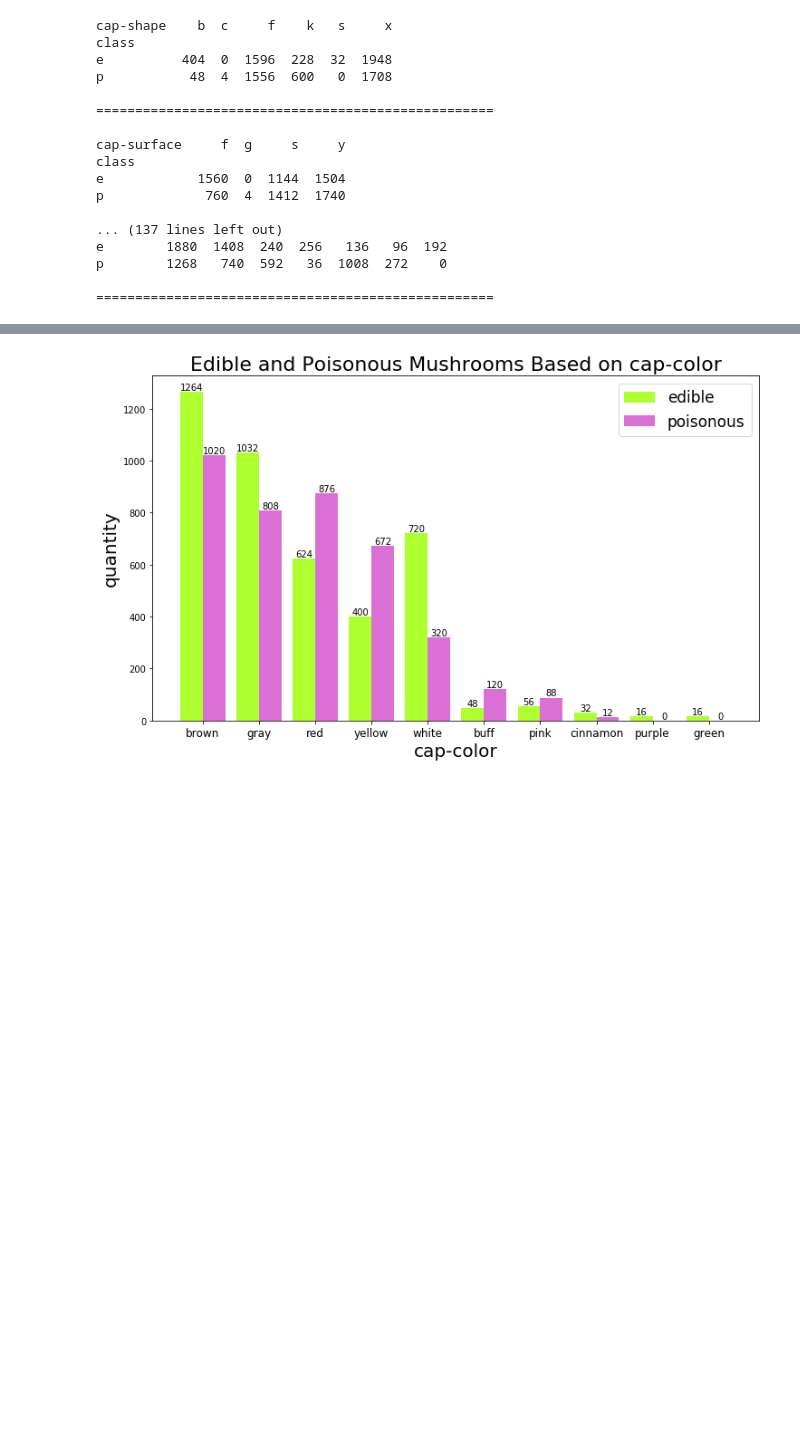
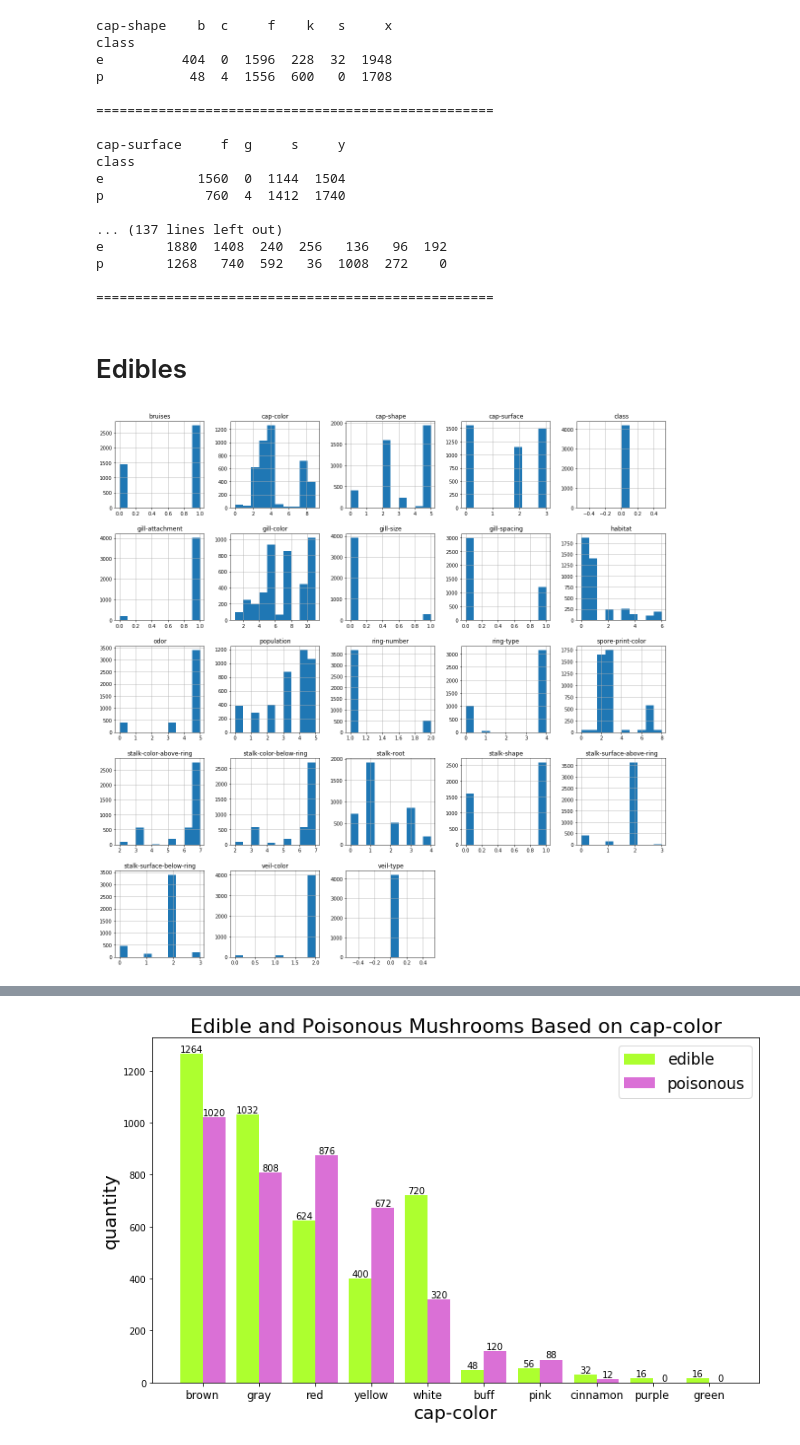
Before and after one commit to 582BandOfBrothers/Final, a Jupyter notebook: mushroom/Mushroom Edibility.ipynb, the cells around one changed output, grey strips where cells are left out. Drawn from its saved outputs; the diff is of its cells as text; code cells hidden in the pictures; blank space fills up the shorter version.

```diff
--- a/mushroom/Mushroom Edibility.ipynb
+++ b/mushroom/Mushroom Edibility.ipynb
@@ -108,3 +108,24 @@ e        1880  1408  240  256   136   96  192
 p        1268   740  592   36  1008  272    0
 
 ===================================================
+# %% [markdown]
+# Edibles
+# %%
+from sklearn import preprocessing
+labelEncoder = preprocessing.LabelEncoder()
+transformMatrix = mushroomDf.apply(labelEncoder.fit_transform)
+
+edibles = transformMatrix.loc[transformMatrix['class'] == 0]
+
+poisonous = transformMatrix.loc[transformMatrix['class'] == 1]
+
+fig_size = plt.rcParams["figure.figsize"]
+# New figure size
+fig_size[0] = 20
+fig_size[1] = 20
+plt.rcParams["figure.figsize"] = fig_size
+
+edibles.hist()
+plt.show()
+# %% [output]
+[figure, added]
```
Also changed, not shown: parts of 4 cells of this notebook.
